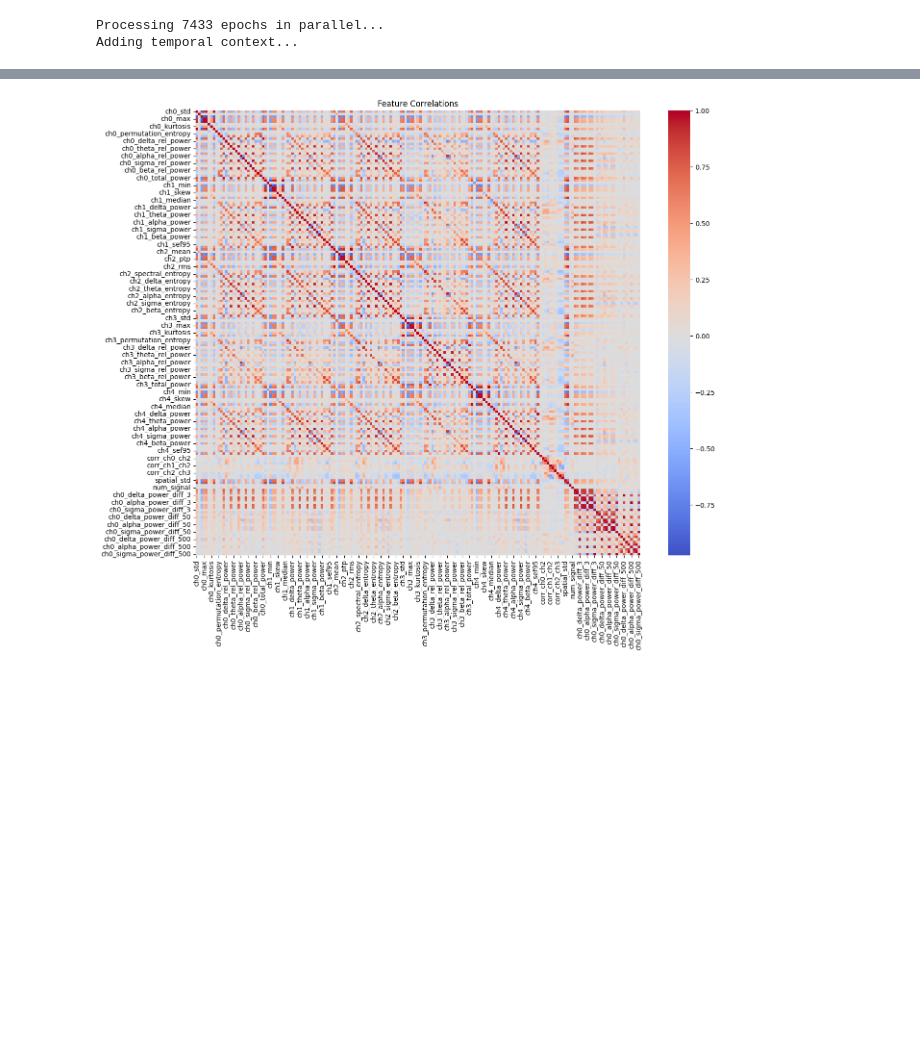
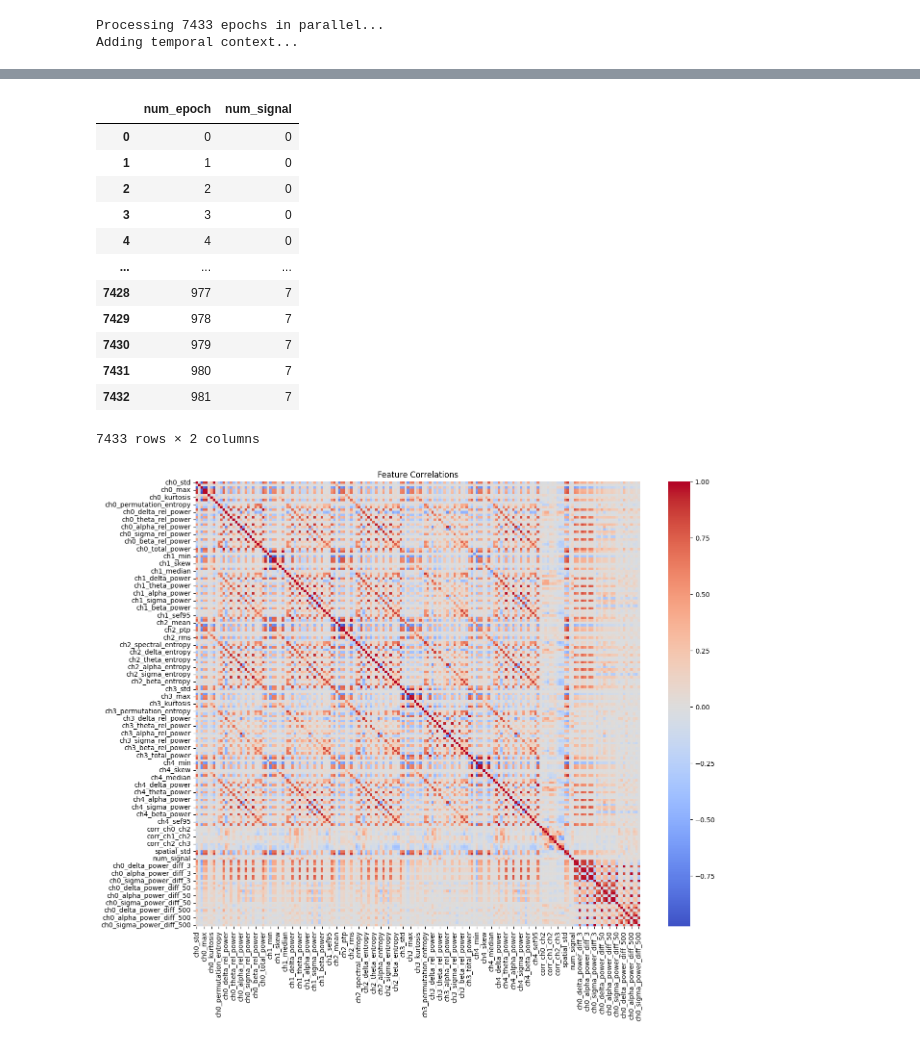
Before and after one commit to arseniee/ml2_tp, a Jupyter notebook: Tp_ml2_clean.ipynb, the cells around one changed output, grey strips where cells are left out. Cells and saved outputs as stored; diff of their text form; code cells hidden in the pictures; blank space fills up the shorter version.

```diff
--- a/Tp_ml2_clean.ipynb
+++ b/Tp_ml2_clean.ipynb
@@ -373,3 +391,19 @@ Adding temporal context...
+# %%
+df[['num_epoch', 'num_signal']]
+# %% [output]
+|  | num_epoch | num_signal |
+| 0 | 0 | 0 |
+| 1 | 1 | 0 |
+| 2 | 2 | 0 |
+| 3 | 3 | 0 |
+| 4 | 4 | 0 |
+| ... | ... | ... |
+| 7428 | 977 | 7 |
+| 7429 | 978 | 7 |
+| 7430 | 979 | 7 |
+| 7431 | 980 | 7 |
+| 7432 | 981 | 7 |
+7433 rows × 2 columns
 # %%
 ## Pas tres travaille pour l'instant, je voulais voir les correls et enlever ce qui est trop correle mais dure de faire de la feature selection
 
```
Also changed, not shown: parts of 8 cells of this notebook, 3 other files.
